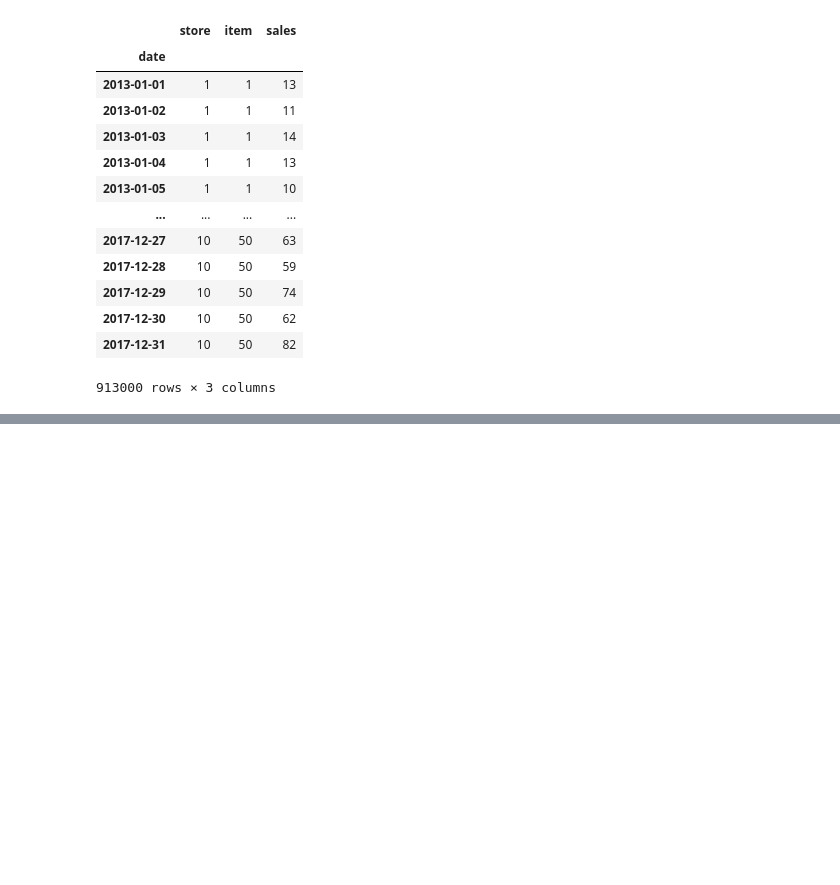
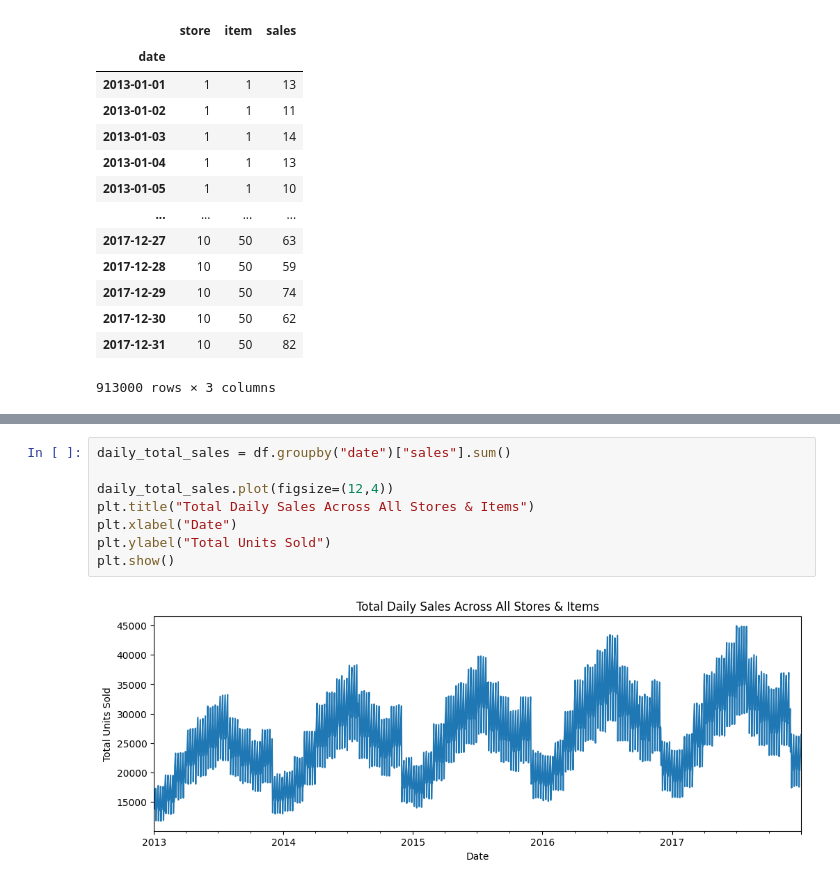
Before and after one commit to Harsha081459/Retail-Demand-Forecasting, a Jupyter notebook: notebook.ipynb, the cells around one changed output, grey strips where cells are left out. Saved outputs shown, nothing was run; the diff lists cells and outputs as text; blank space fills up the shorter version.

```diff
--- a/notebook.ipynb
+++ b/notebook.ipynb
@@ -130,0 +103,10 @@ df_si["sales"].plot() # this plot is noisy
+# %%
+daily_total_sales = df.groupby("date")["sales"].sum()
+
+daily_total_sales.plot(figsize=(12,4))
+plt.title("Total Daily Sales Across All Stores & Items")
+plt.xlabel("Date")
+plt.ylabel("Total Units Sold")
+plt.show()
+# %% [output]
+[figure, added]
```
Also changed, not shown: parts of 18 cells of this notebook.
